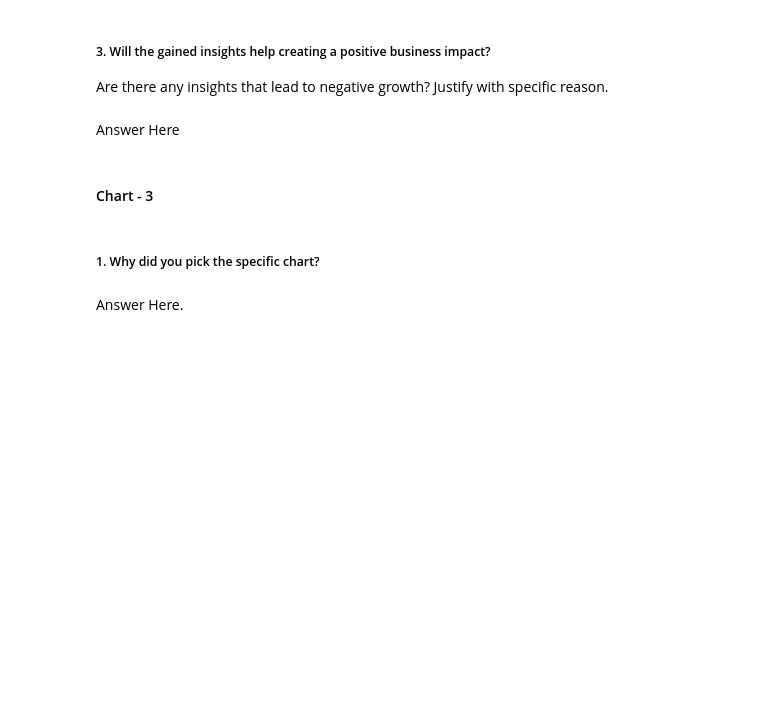
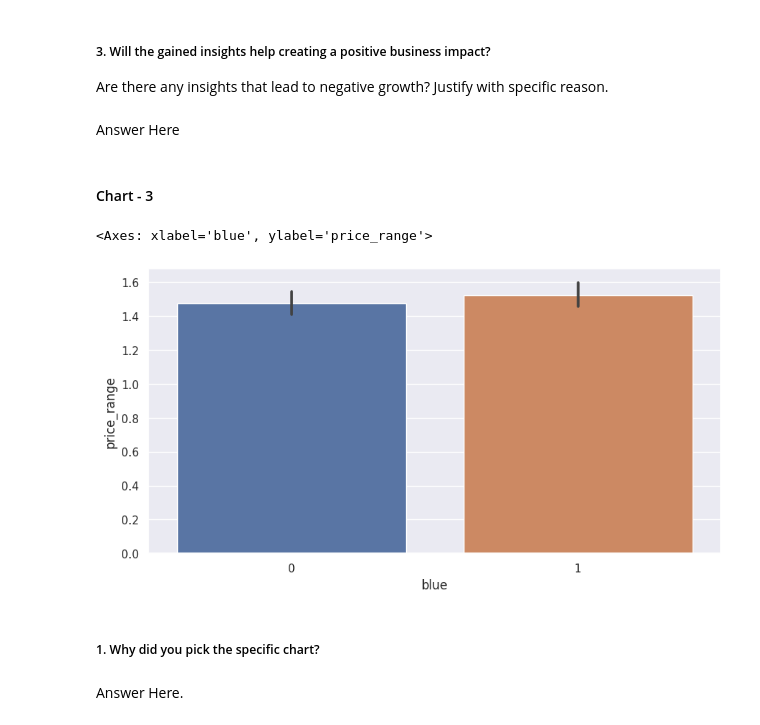
Before and after one commit to ash260498/-Datascience, a Jupyter notebook: Mobile_Price_range_prediction_Aswathi.ipynb, the cells around one changed output. Drawn from its saved outputs; the diff is of its cells as text; code cells hidden in the pictures; blank space fills up the shorter version.

```diff
--- a/Mobile_Price_range_prediction_Aswathi.ipynb
+++ b/Mobile_Price_range_prediction_Aswathi.ipynb
@@ -175,3 +383,11 @@ Answer Here
+# %%
+# Chart - 3 visualization code
+#anlysis of data by vizualisation
+fig,ax=plt.subplots(figsize=(10,5))
+sns.barplot(data=df,x='blue',y='price_range',ax=ax)
+# %% [output]
+<Axes: xlabel='blue', ylabel='price_range'>
+[figure, added]
 # %% [markdown]
 ##### 1. Why did you pick the specific chart?
 # %% [markdown]
```
Also changed, not shown: parts of 83 cells of this notebook.
